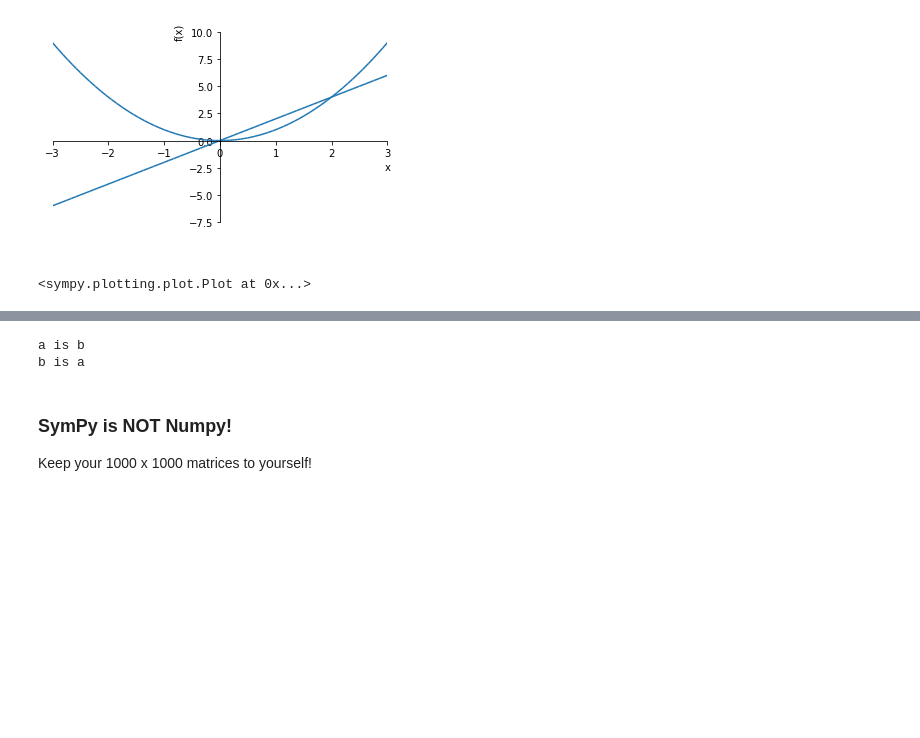
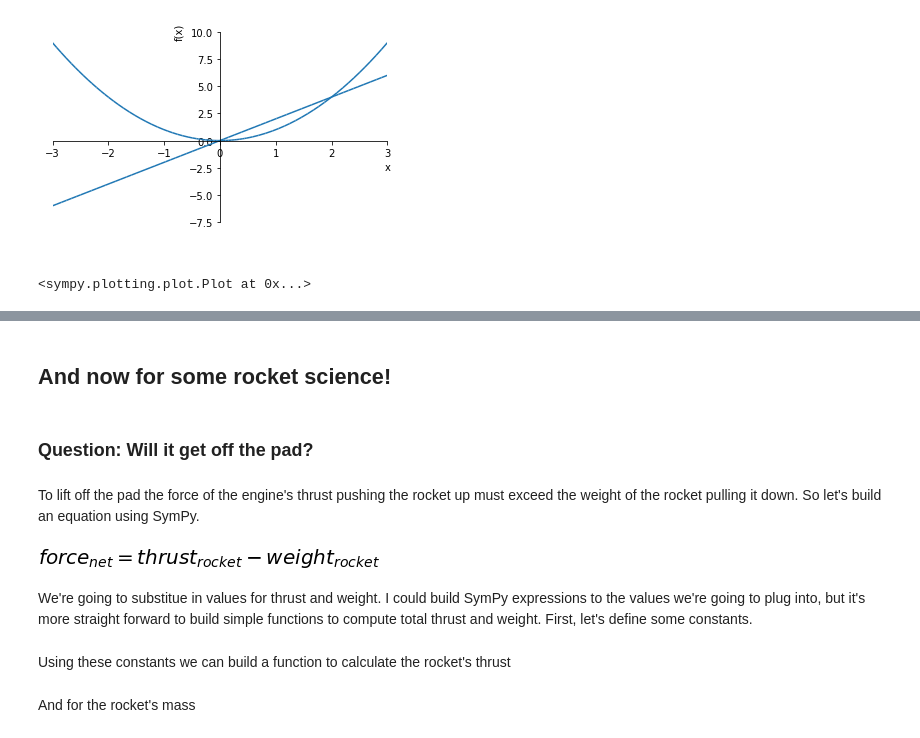
Before and after one commit to jocassid/Talks, a Jupyter notebook: SymPy/CheatingOnYourMathHomeworkWithSymPy.ipynb, the cells around one changed output, grey strips where cells are left out. Drawn from its saved outputs; the diff is of its cells as text; code cells hidden in the pictures; blank space fills up the shorter version.

Commit message:
Completed text of sympy presentation and images for it.  Created .gitignore file

```diff
--- a/SymPy/CheatingOnYourMathHomeworkWithSymPy.ipynb
+++ b/SymPy/CheatingOnYourMathHomeworkWithSymPy.ipynb
@@ -624,11 +662,16 @@ The name of the symbol has nothing to do with the variable it's assigned to. So
-# %%
-a, b = symbols('b a')
-print('a is', a)
-print('b is', b)
-# %% [output]
-a is b
-b is a
-# %% [markdown]
-### SymPy is NOT Numpy!
-
-Keep your 1000 x 1000 matrices to yourself!
+# %% [markdown]
+## And now for some rocket science!
+# %% [markdown]
+### Question: Will it get off the pad?
+# %% [markdown]
+To lift off the pad the force of the engine's thrust pushing the rocket up must exceed the weight of the rocket pulling it down. So let's build an equation using SymPy.
+# %%
+from sympy import Eq, init_printing, symbols
+init_printing()
+force_net, weight_rocket, thrust_rocket = symbols('force_net weight_rocket thrust_rocket')
+net_force_eqn = Eq(force_net, thrust_rocket - weight_rocket)
+net_force_eqn
+# %% [output]
+[figure, added]
+# %% [markdown]
+We're going to substitue in values for thrust and weight. I could build SymPy expressions to the values we're going to plug into, but it's more straight forward to build simple functions to compute total thrust and weight. First, let's define some constants.
@@ -634,0 +694,2 @@ Keep your 1000 x 1000 matrices to yourself!
+# %% [markdown]
+Using these constants we can build a function to calculate the rocket's thrust
@@ -634,0 +702,2 @@ Keep your 1000 x 1000 matrices to yourself!
+# %% [markdown]
+And for the rocket's mass
```
Also changed, not shown: parts of 43 cells of this notebook, 3 other files.
